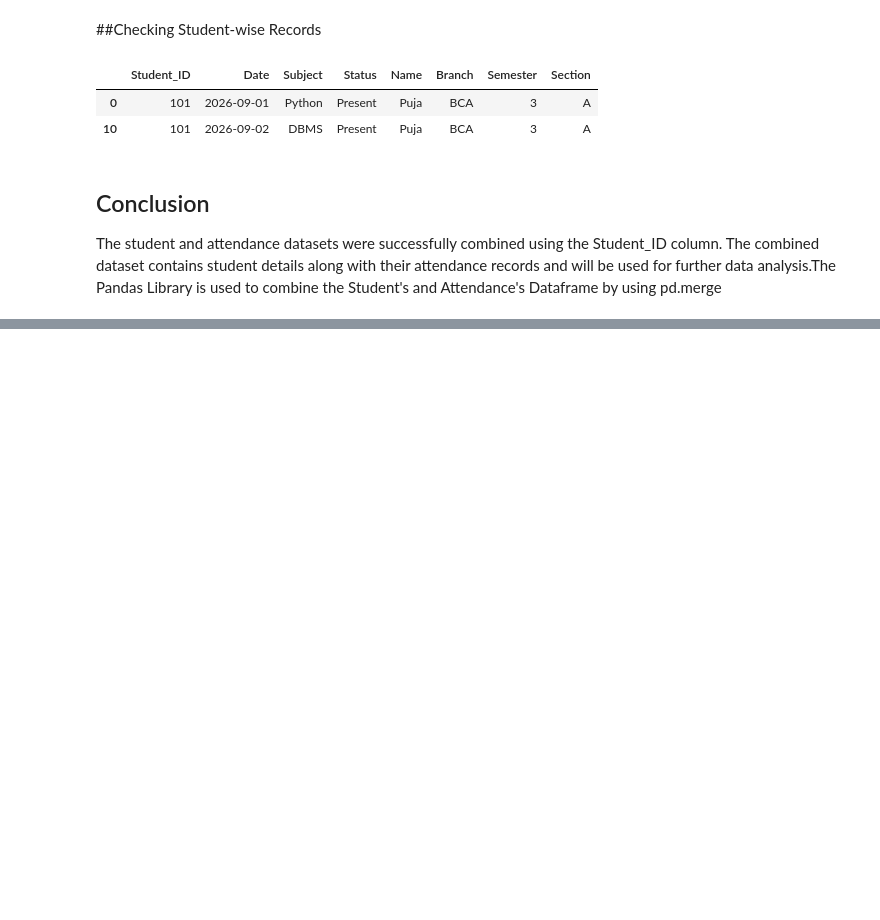
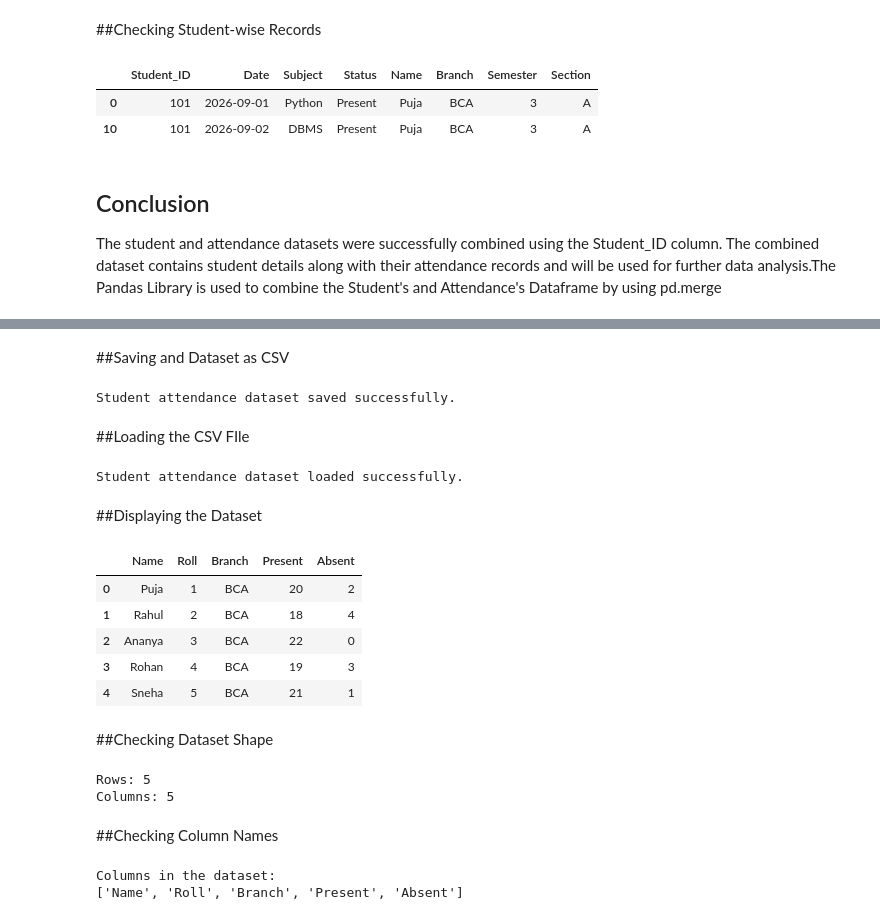
Before and after one commit to puja-200627/YBI_INTERNSHIP_PROJECTS, a Jupyter notebook: STUDENT_ATTENDANCE_MANAGEMENT_SYSTEM.ipynb, the cells around one changed output, grey strips where cells are left out. Drawn from its saved outputs; the diff is of its cells as text; code cells hidden in the pictures; blank space fills up the shorter version.

Commit message:
Day 6: Saved and loaded attendance dataset in Python using Pandas Library

```diff
--- a/STUDENT_ATTENDANCE_MANAGEMENT_SYSTEM.ipynb
+++ b/STUDENT_ATTENDANCE_MANAGEMENT_SYSTEM.ipynb
@@ -391,0 +398,57 @@ The student and attendance datasets were successfully combined using the Student
+# %% [markdown]
+##Saving and Dataset as CSV
+# %%
+import pandas as pd
+
+# Create student attendance data
+data = {
+    "Name": ["Puja", "Rahul", "Ananya", "Rohan", "Sneha"],
+    "Roll": [1, 2, 3, 4, 5],
+    "Branch": ["BCA", "BCA", "BCA", "BCA", "BCA"],
+    "Present": [20, 18, 22, 19, 21],
+    "Absent": [2, 4, 0, 3, 1]
+}
+
+combined_data = pd.DataFrame(data)
+
+# Save as CSV
+combined_data.to_csv("student_attendance.csv", index=False)
+
+print("Student attendance dataset saved successfully.")
+# %% [output]
+Student attendance dataset saved successfully.
+# %% [markdown]
+##Loading the CSV FIle
+# %%
+attendance_data = pd.read_csv("student_attendance.csv")
+
+print("Student attendance dataset loaded successfully.")
+# %% [output]
+Student attendance dataset loaded successfully.
+# %% [markdown]
+##Displaying the Dataset
+# %%
+attendance_data.head()
+# %% [output]
+|  | Name | Roll | Branch | Present | Absent |
+| 0 | Puja | 1 | BCA | 20 | 2 |
+| 1 | Rahul | 2 | BCA | 18 | 4 |
+| 2 | Ananya | 3 | BCA | 22 | 0 |
+| 3 | Rohan | 4 | BCA | 19 | 3 |
+| 4 | Sneha | 5 | BCA | 21 | 1 |
+# %% [markdown]
+##Checking Dataset Shape
+# %%
+print("Rows:", attendance_data.shape[0])
+print("Columns:", attendance_data.shape[1])
+# %% [output]
+Rows: 5
+Columns: 5
+# %% [markdown]
+##Checking Column Names
+# %%
+print("Columns in the dataset:")
+print(list(attendance_data.columns))
+# %% [output]
+Columns in the dataset:
+['Name', 'Roll', 'Branch', 'Present', 'Absent']
```
Also changed, not shown: parts of 2 cells of this notebook.
